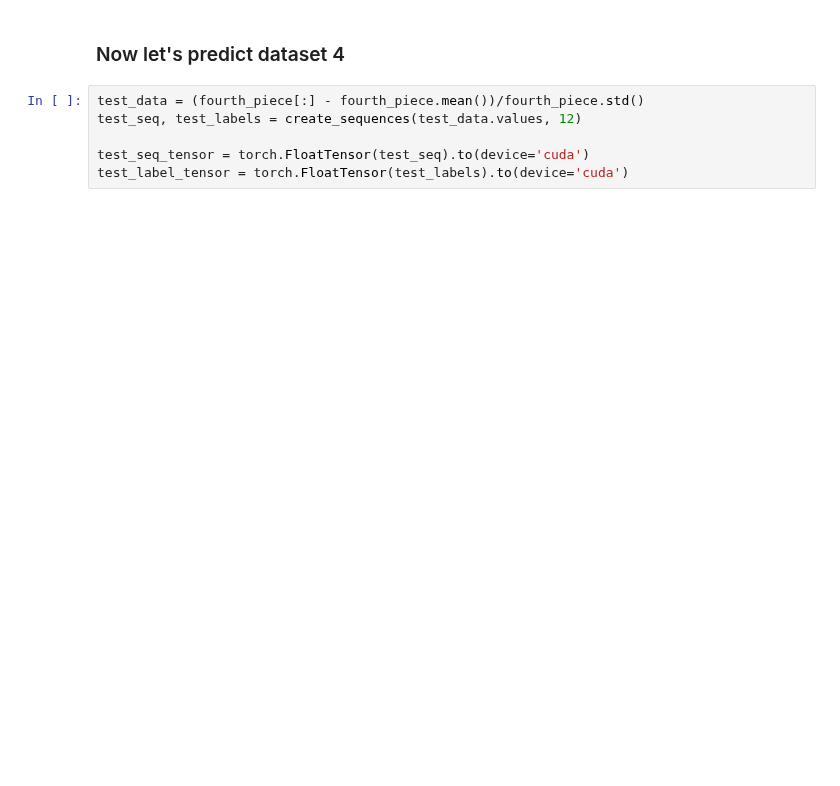
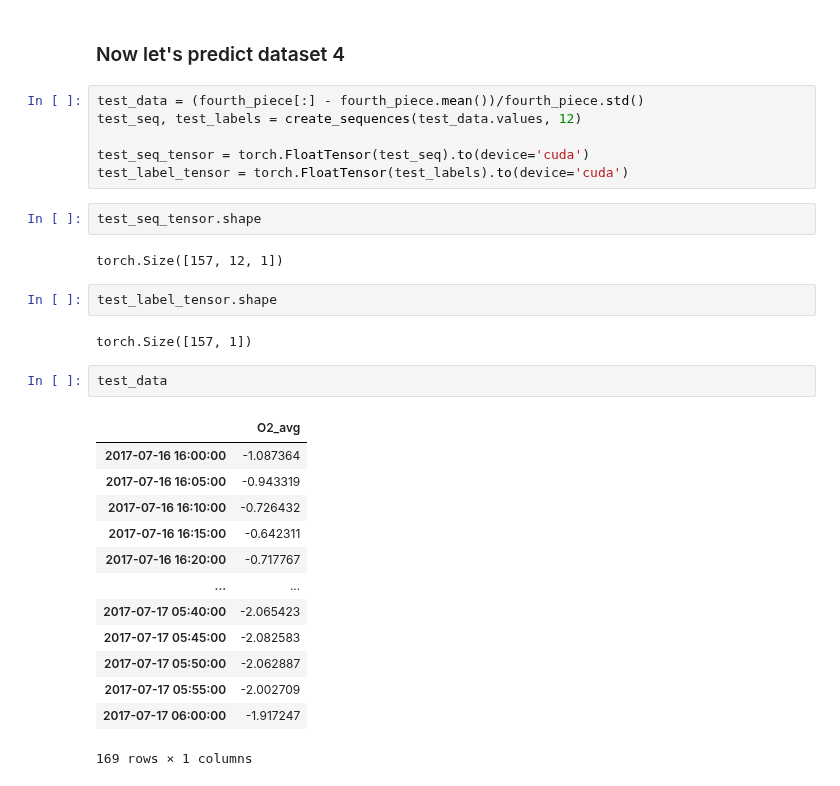
Before and after one commit to rzv09/smores_proj, a Jupyter notebook: src/tl/single_step_sequential.ipynb, the cells around one changed output. Saved outputs shown, nothing was run; the diff lists cells and outputs as text; blank space fills up the shorter version.

```diff
--- a/src/tl/single_step_sequential.ipynb
+++ b/src/tl/single_step_sequential.ipynb
@@ -360,6 +360,30 @@ test_seq, test_labels = create_sequences(test_data.values, 12)
 
 test_seq_tensor = torch.FloatTensor(test_seq).to(device='cuda')
 test_label_tensor = torch.FloatTensor(test_labels).to(device='cuda')
+# %%
+test_seq_tensor.shape
+# %% [output]
+torch.Size([157, 12, 1])
+# %%
+test_label_tensor.shape
+# %% [output]
+torch.Size([157, 1])
+# %%
+test_data
+# %% [output]
+|  | O2_avg |
+| 2017-07-16 16:00:00 | -1.087364 |
+| 2017-07-16 16:05:00 | -0.943319 |
+| 2017-07-16 16:10:00 | -0.726432 |
+| 2017-07-16 16:15:00 | -0.642311 |
+| 2017-07-16 16:20:00 | -0.717767 |
+| ... | ... |
+| 2017-07-17 05:40:00 | -2.065423 |
+| 2017-07-17 05:45:00 | -2.082583 |
+| 2017-07-17 05:50:00 | -2.062887 |
+| 2017-07-17 05:55:00 | -2.002709 |
+| 2017-07-17 06:00:00 | -1.917247 |
+169 rows × 1 columns
 # %%
 with torch.no_grad():
     y_pred = model123(test_seq_tensor)
```
Also changed, not shown: parts of 13 cells of this notebook, 4 other files.
